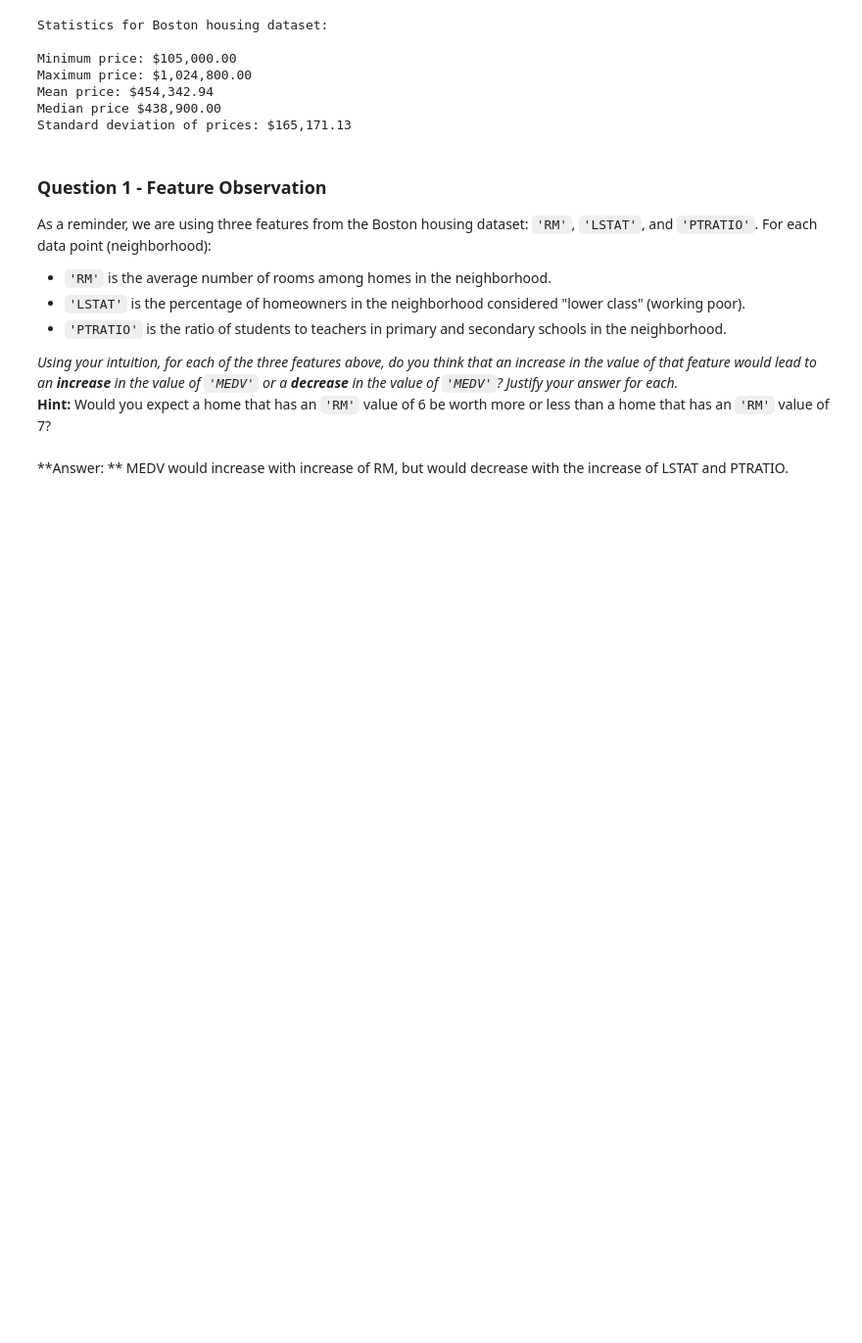
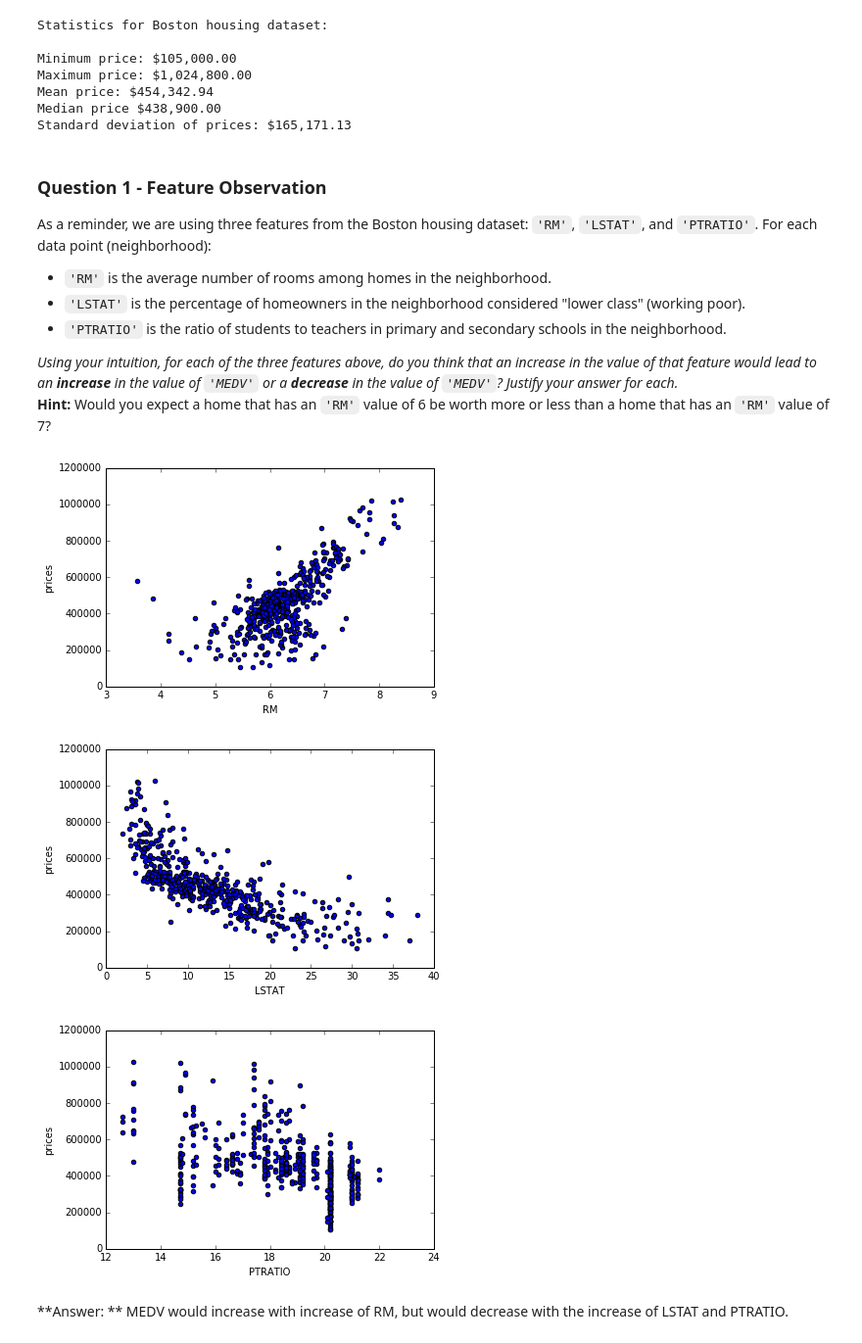
Before and after one commit to SharathHuddar/machine-learning, a Jupyter notebook: projects/boston_housing/boston_housing.ipynb, the cells around one changed output. Shown at 98% size. Drawn from its saved outputs; the diff is of its cells as text; code cells hidden in the pictures; blank space fills up the shorter version.

```diff
--- a/projects/boston_housing/boston_housing.ipynb
+++ b/projects/boston_housing/boston_housing.ipynb
@@ -92,6 +93,23 @@ As a reminder, we are using three features from the Boston housing dataset: `'RM
 
 _Using your intuition, for each of the three features above, do you think that an increase in the value of that feature would lead to an **increase** in the value of `'MEDV'` or a **decrease** in the value of `'MEDV'`? Justify your answer for each._
 **Hint:** Would you expect a home that has an `'RM'` value of 6 be worth more or less than a home that has an `'RM'` value of 7?
+# %%
+plt.scatter(features['RM'], prices)
+plt.ylabel('prices')
+plt.xlabel('RM')
+plt.show()
+plt.scatter(features['LSTAT'], prices)
+plt.ylabel('prices')
+plt.xlabel('LSTAT')
+plt.show()
+plt.scatter(features['PTRATIO'], prices)
+plt.ylabel('prices')
+plt.xlabel('PTRATIO')
+plt.show()
+# %% [output]
+[figure, added]
+[figure, added]
+[figure, added]
 # %% [markdown]
 **Answer: ** MEDV would increase with increase of RM, but would decrease with the increase of LSTAT and PTRATIO.
 # %% [markdown]
```
Also changed, not shown: parts of 12 cells of this notebook, 1 other file.
